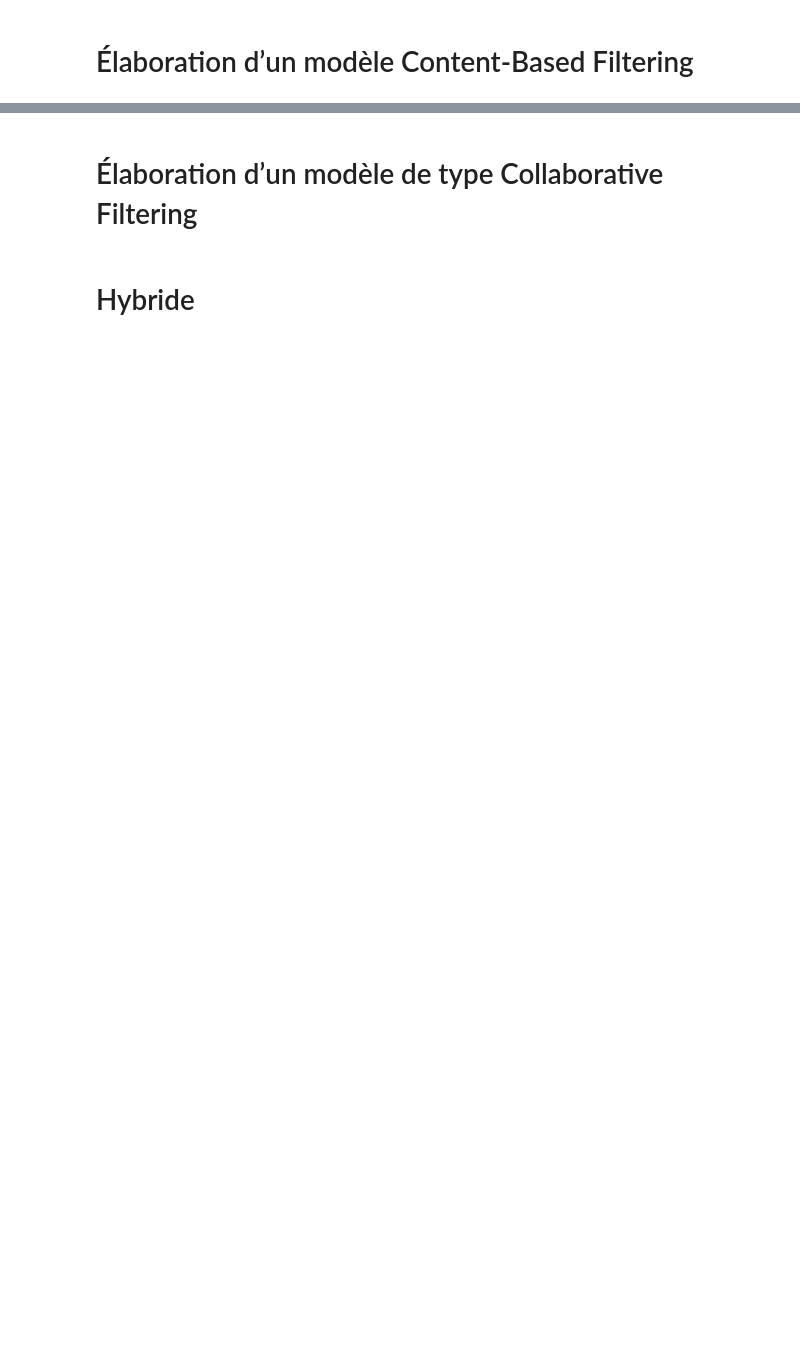
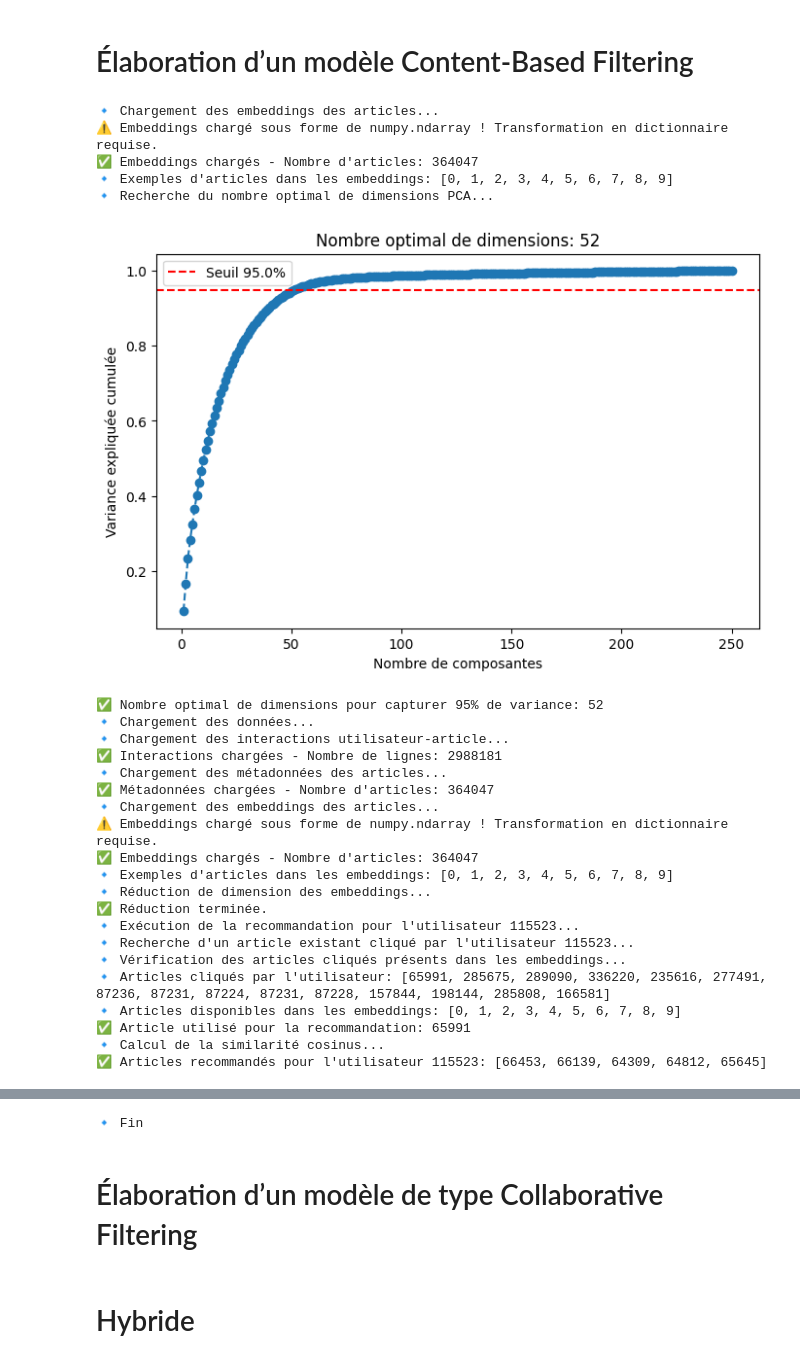
Before and after one commit to jhn-l/OC-P10, a Jupyter notebook: etude-des-modeles.ipynb, the cells around one changed output, grey strips where cells are left out. Cells and saved outputs as stored; diff of their text form; code cells hidden in the pictures; blank space fills up the shorter version.

```diff
--- a/etude-des-modeles.ipynb
+++ b/etude-des-modeles.ipynb
@@ -48,6 +48,44 @@ def load_articles_embeddings():
     print("✅ Embeddings chargés - Nombre d'articles:", len(embeddings))
     print("🔹 Exemples d'articles dans les embeddings:", list(embeddings.keys())[:10])
     return embeddings
+
+# 📌 Réduction de dimension optimale avec PCA
+def find_optimal_pca_dim(embeddings, variance_threshold=0.95):
+    print("🔹 Recherche du nombre optimal de dimensions PCA...")
+
+    # Conversion des embeddings en matrice numpy
+    article_vectors = np.array(list(embeddings.values()))
+
+    # Appliquer PCA sans réduction pour voir la variance expliquée
+    pca = PCA()
+    pca.fit(article_vectors)
+
+    # Calcul de la variance expliquée cumulée
+    variance_explained = np.cumsum(pca.explained_variance_ratio_)
+
+    # Trouver le k optimal (premier k atteignant le seuil)
+    k_optimal = np.argmax(variance_explained >= variance_threshold) + 1
+
+    # Affichage du Scree Plot
+    plt.figure(figsize=(8, 5))
+    plt.plot(range(1, len(variance_explained) + 1), variance_explained, marker='o', linestyle='--')
+    plt.axhline(y=variance_threshold, color='r', linestyle='--', label=f'Seuil {variance_threshold*100}%')
+    plt.xlabel('Nombre de composantes')
+    plt.ylabel('Variance expliquée cumulée')
+    plt.title(f'Nombre optimal de dimensions: {k_optimal}')
+    plt.legend()
+    plt.show()
+
+    return k_optimal
+
+# Charger les embeddings
+embeddings = load_articles_embeddings()
+
+# Trouver le nombre optimal de dimensions
+k_optimal = find_optimal_pca_dim(embeddings)
+
+# Affichage du résultat
+print(f"✅ Nombre optimal de dimensions pour capturer 95% de variance: {k_optimal}")
 
 # 📌 Vérifier si un article existe dans les embeddings
 def find_existing_article(user_articles, embeddings):
@@ -101,32 +139,59 @@ def recommend_articles(user_id, interactions_df, embeddings, top_n=5):
     plt.xlabel("Articles recommandés")
     plt.ylabel("Score de similarité cosinus")
     plt.title("Similarité cosinus entre l'article consulté et les articles recommandés")
     plt.show()
 
     return recommended_articles
 
 # 📌 Réduction de dimension des embeddings si nécessaire
-def reduce_embeddings_dimensionality(embeddings, n_components=50):
+def reduce_embeddings_dimensionality(embeddings, n_components=k_optimal):
     print("🔹 Réduction de dimension des embeddings...")
     article_vectors = np.array(list(embeddings.values()))
     pca = PCA(n_components=n_components)
     reduced_vectors = pca.fit_transform(article_vectors)
     reduced_embeddings = {k: v for k, v in zip(embeddings.keys(), reduced_vectors)}
     print("✅ Réduction terminée.")
     return reduced_embeddings
 
 # 📌 Exécution du modèle
 print("🔹 Chargement des données...")
 interactions_df = load_interactions()
 articles_metadata = load_articles_metadata()
 embeddings = load_articles_embeddings()
 
 # Réduction de dimension si nécessaire
-if isinstance(embeddings, dict) and len(next(iter(embeddings.values()))) > 50:
+if isinstance(embeddings, dict) and len(next(iter(embeddings.values()))) > k_optimal:
     embeddings = reduce_embeddings_dimensionality(embeddings)
 
 # 📌 Tester la recommandation sur un utilisateur donné
 example_user = interactions_df["user_id"].iloc[0]
 print(f"🔹 Exécution de la recommandation pour l'utilisateur {example_user}...")
 recommended_articles = recommend_articles(example_user, interactions_df, embeddings)
 print("🔹 Fin")
+# %% [output]
+🔹 Chargement des embeddings des articles...
+⚠️ Embeddings chargé sous forme de numpy.ndarray ! Transformation en dictionnaire requise.
+✅ Embeddings chargés - Nombre d'articles: 364047
+🔹 Exemples d'articles dans les embeddings: [0, 1, 2, 3, 4, 5, 6, 7, 8, 9]
+🔹 Recherche du nombre optimal de dimensions PCA...
+[figure, added]
+✅ Nombre optimal de dimensions pour capturer 95% de variance: 52
+🔹 Chargement des données...
+🔹 Chargement des interactions utilisateur-article...
+✅ Interactions chargées - Nombre de lignes: 2988181
+🔹 Chargement des métadonnées des articles...
+✅ Métadonnées chargées - Nombre d'articles: 364047
+🔹 Chargement des embeddings des articles...
+⚠️ Embeddings chargé sous forme de numpy.ndarray ! Transformation en dictionnaire requise.
+✅ Embeddings chargés - Nombre d'articles: 364047
+🔹 Exemples d'articles dans les embeddings: [0, 1, 2, 3, 4, 5, 6, 7, 8, 9]
+🔹 Réduction de dimension des embeddings...
+✅ Réduction terminée.
+🔹 Exécution de la recommandation pour l'utilisateur 115523...
+🔹 Recherche d'un article existant cliqué par l'utilisateur 115523...
+🔹 Vérification des articles cliqués présents dans les embeddings...
+🔹 Articles cliqués par l'utilisateur: [65991, 285675, 289090, 336220, 235616, 277491, 87236, 87231, 87224, 87231, 87228, 157844, 198144, 285808, 166581]
+🔹 Articles disponibles dans les embeddings: [0, 1, 2, 3, 4, 5, 6, 7, 8, 9]
+✅ Article utilisé pour la recommandation: 65991
+🔹 Calcul de la similarité cosinus...
+✅ Articles recommandés pour l'utilisateur 115523: [66453, 66139, 64309, 64812, 65645]
@@ -133,3 +199,4 @@ print("🔹 Fin")
+🔹 Fin
 # %% [markdown]
 # Élaboration d’un modèle de type Collaborative Filtering
 # %%
```
Also changed, not shown: parts of 5 cells of this notebook, 1 other file.
